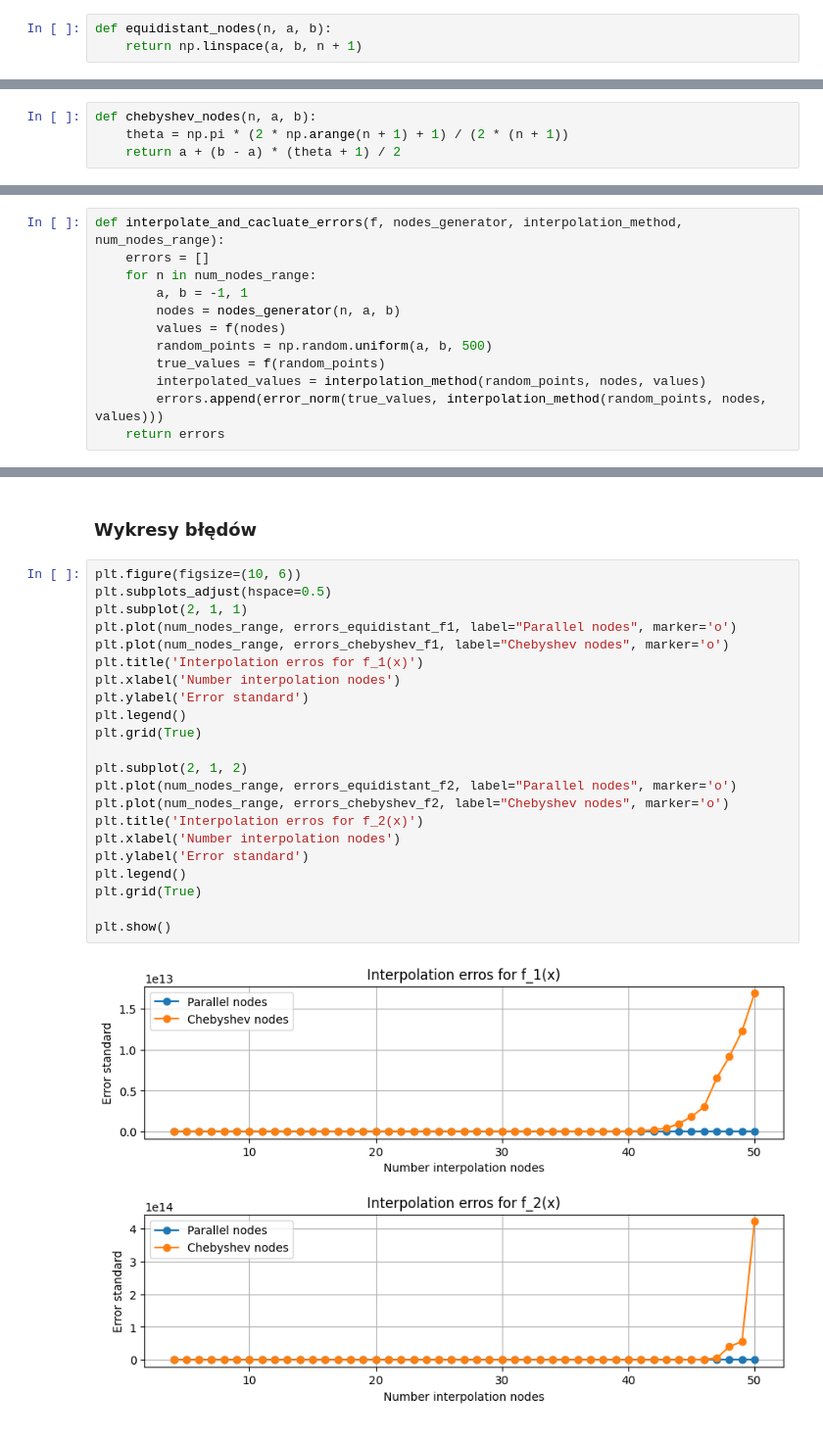
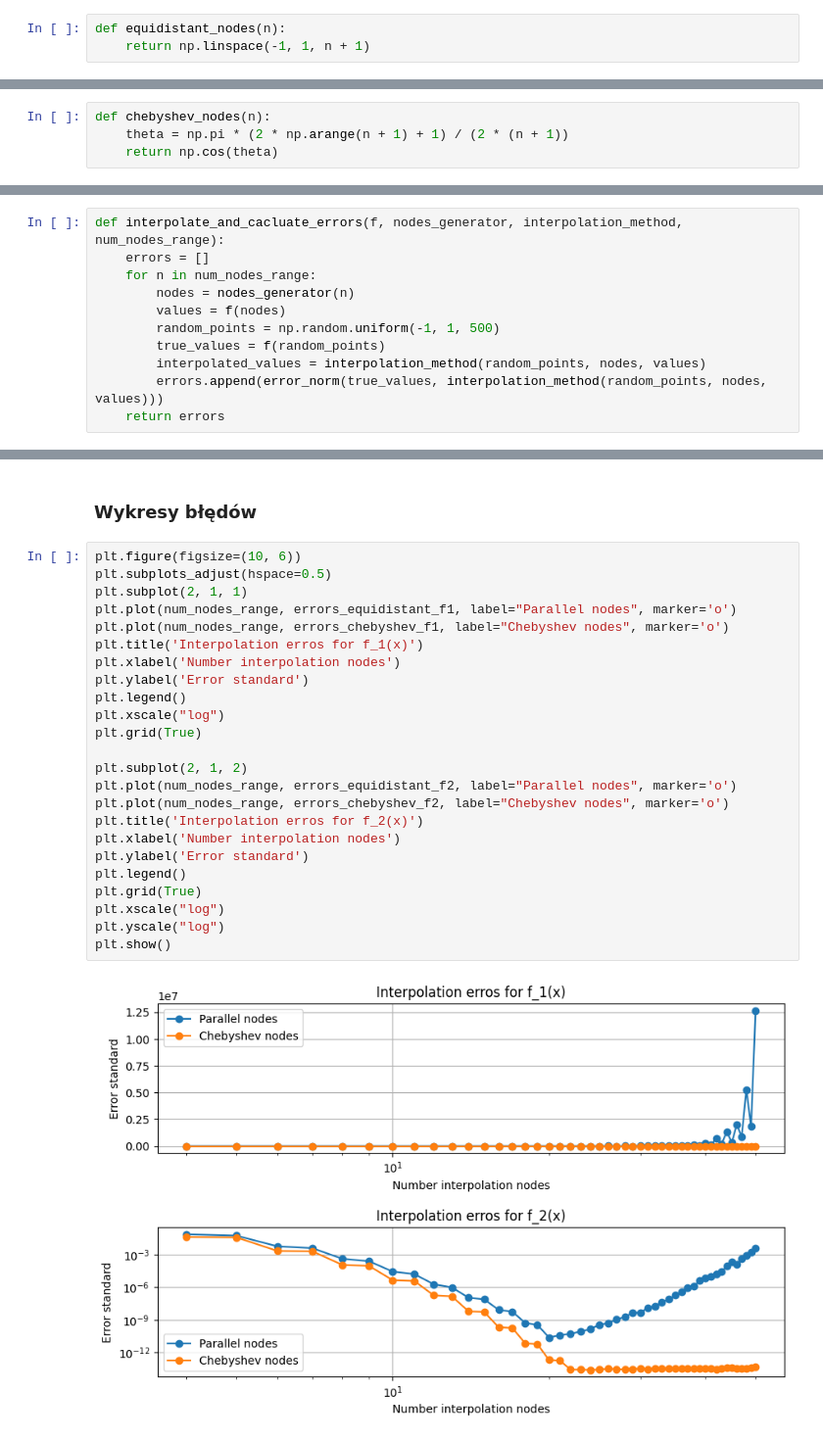
Before and after one commit to arturgesiarz/CalculationTechMethods-Course, a Jupyter notebook: lab04/ex1.ipynb, the cells around one changed output, grey strips where cells are left out. Shown at 98% size. Saved outputs shown, nothing was run; the diff lists cells and outputs as text.

```diff
--- a/lab04/ex1.ipynb
+++ b/lab04/ex1.ipynb
@@ -17,14 +17,14 @@ def f2(x):
 # %% [markdown]
 ### Węzły interpolacji równoodległe
 # %%
-def equidistant_nodes(n, a, b):
-    return np.linspace(a, b, n + 1)
+def equidistant_nodes(n):
+    return np.linspace(-1, 1, n + 1)
 # %% [markdown]
 ### Węzły interpolacji Czebyszewa
 # %%
-def chebyshev_nodes(n, a, b):
+def chebyshev_nodes(n):
     theta = np.pi * (2 * np.arange(n + 1) + 1) / (2 * (n + 1))
-    return a + (b - a) * (theta + 1) / 2
+    return np.cos(theta)
 # %% [markdown]
 ### Metoda Lagrange'a
 # %%
@@ -162,10 +162,9 @@ def error_norm(f_true, f_approx):
 def interpolate_and_cacluate_errors(f, nodes_generator, interpolation_method, num_nodes_range):
     errors = []
     for n in num_nodes_range:
-        a, b = -1, 1
-        nodes = nodes_generator(n, a, b)
+        nodes = nodes_generator(n)
         values = f(nodes)
-        random_points = np.random.uniform(a, b, 500)
+        random_points = np.random.uniform(-1, 1, 500)
         true_values = f(random_points)
         interpolated_values = interpolation_method(random_points, nodes, values)
         errors.append(error_norm(true_values, interpolation_method(random_points, nodes, values)))
@@ -189,24 +188,26 @@ errors_chebyshev_f2 = interpolate_and_cacluate_errors(f2, chebyshev_nodes, lagra
 # %%
 plt.figure(figsize=(10, 6))
 plt.subplots_adjust(hspace=0.5)
 plt.subplot(2, 1, 1)
 plt.plot(num_nodes_range, errors_equidistant_f1, label="Parallel nodes", marker='o')
 plt.plot(num_nodes_range, errors_chebyshev_f1, label="Chebyshev nodes", marker='o')
 plt.title('Interpolation erros for f_1(x)')
 plt.xlabel('Number interpolation nodes')
 plt.ylabel('Error standard')
 plt.legend()
+plt.xscale("log")
 plt.grid(True)
 
 plt.subplot(2, 1, 2)
 plt.plot(num_nodes_range, errors_equidistant_f2, label="Parallel nodes", marker='o')
 plt.plot(num_nodes_range, errors_chebyshev_f2, label="Chebyshev nodes", marker='o')
 plt.title('Interpolation erros for f_2(x)')
 plt.xlabel('Number interpolation nodes')
 plt.ylabel('Error standard')
 plt.legend()
 plt.grid(True)
-
+plt.xscale("log")
+plt.yscale("log")
 plt.show()
 # %% [output]
-[figure, old version]
+[figure, new version]
```
Also changed, not shown: parts of 4 cells of this notebook, 4 other files.
